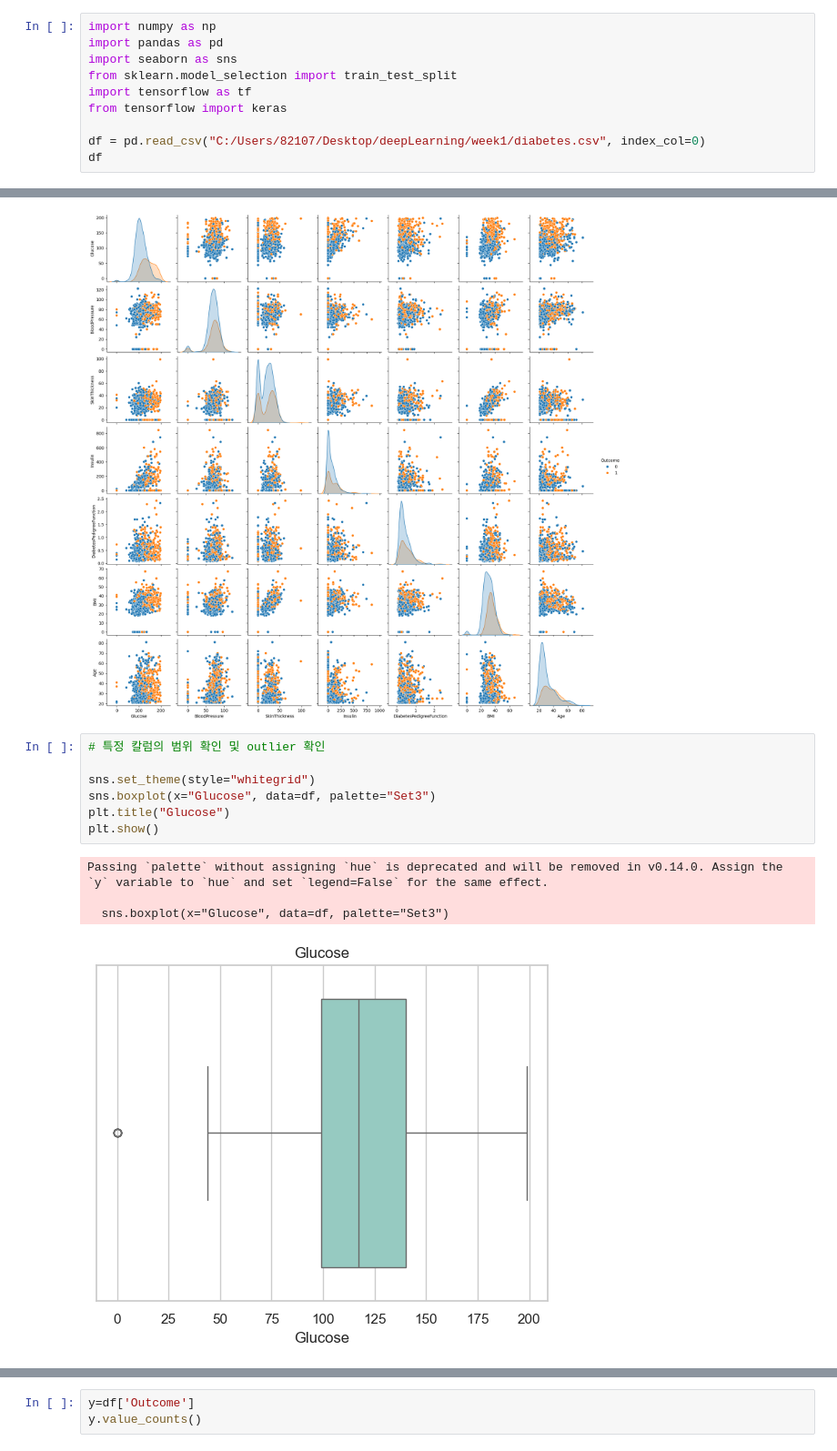
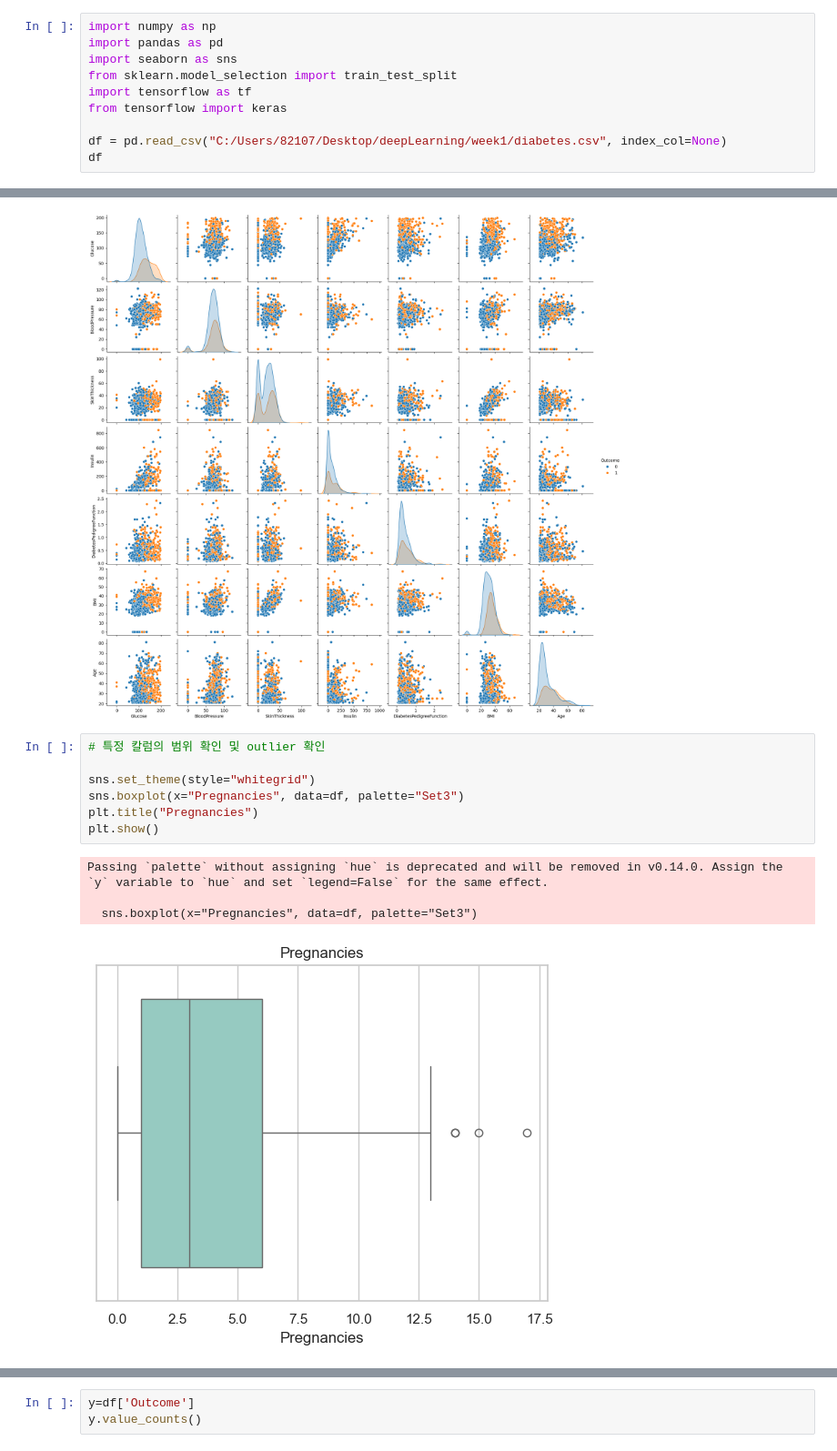
Before and after one commit to connorcoco/DeepLearning_class, a Jupyter notebook: week1/1.ipynb, the cells around one changed output, grey strips where cells are left out. Shown at 91% size. Drawn from its saved outputs; the diff is of its cells as text.

```diff
--- a/week1/1.ipynb
+++ b/week1/1.ipynb
@@ -15,6 +15,6 @@ from sklearn.model_selection import train_test_split
 import tensorflow as tf
 from tensorflow import keras
 
-df = pd.read_csv("C:/Users/82107/Desktop/deepLearning/week1/diabetes.csv", index_col=0)
+df = pd.read_csv("C:/Users/82107/Desktop/deepLearning/week1/diabetes.csv", index_col=None)
 df
 # %% [output]
@@ -166,15 +166,15 @@ plt.show()
 # %%
 # 특정 칼럼의 범위 확인 및 outlier 확인
 
 sns.set_theme(style="whitegrid")
-sns.boxplot(x="Glucose", data=df, palette="Set3")
-plt.title("Glucose")
+sns.boxplot(x="Pregnancies", data=df, palette="Set3")
+plt.title("Pregnancies")
 plt.show()
 # %% [output]
 Passing `palette` without assigning `hue` is deprecated and will be removed in v0.14.0. Assign the `y` variable to `hue` and set `legend=False` for the same effect.
 
-  sns.boxplot(x="Glucose", data=df, palette="Set3")
+  sns.boxplot(x="Pregnancies", data=df, palette="Set3")
-[figure, old version]
+[figure, new version]
 # %%
 # 각 컬럼별 히스토 그램 확인
 
```
Also changed, not shown: parts of 13 cells of this notebook, 1 other file.
